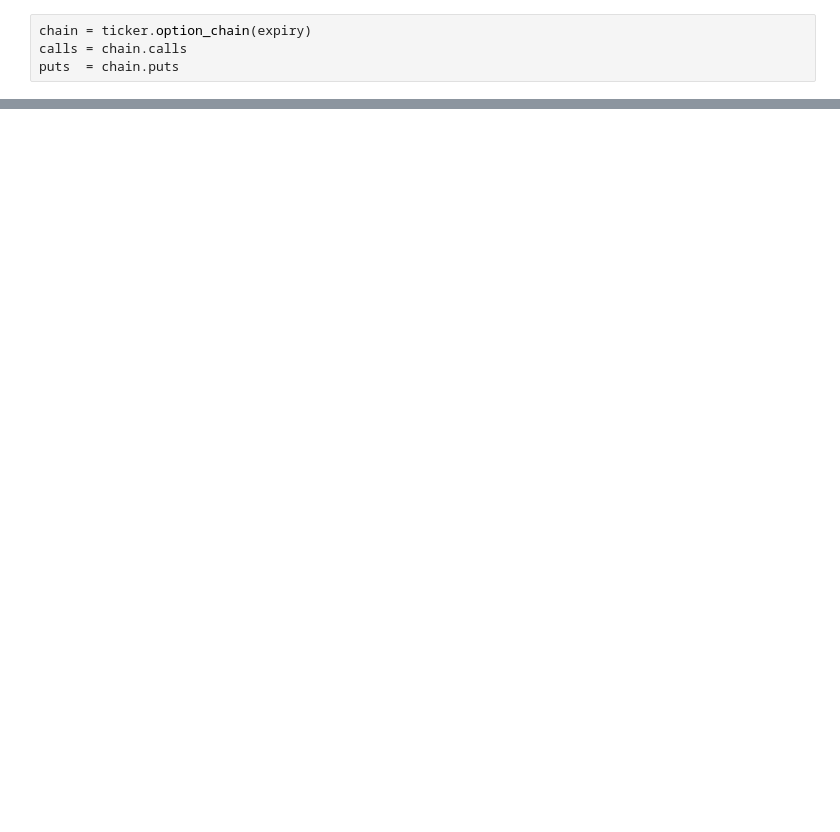
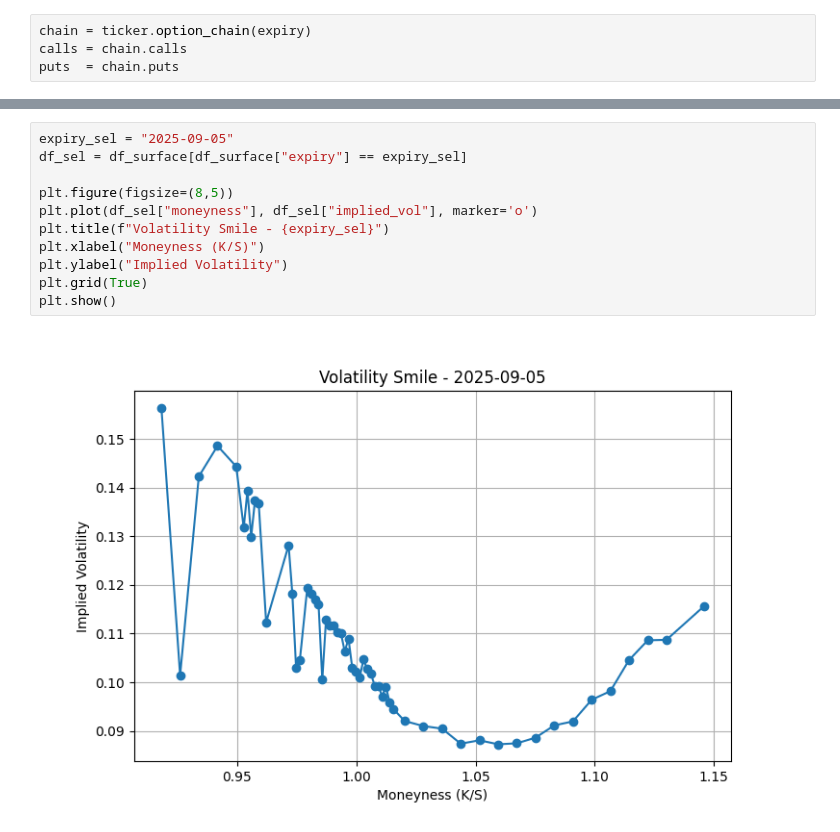
Before and after one commit to Olav-GG/Empirical-testing-of-the-rough-Bergomi-against-baseline-in-Hedging-effiency, a Jupyter notebook: Notebooks/BS test.ipynb, the cells around one changed output, grey strips where cells are left out. Drawn from its saved outputs; the diff is of its cells as text; blank space fills up the shorter version.

```diff
--- a/Notebooks/BS test.ipynb
+++ b/Notebooks/BS test.ipynb
@@ -82,0 +160,13 @@ ValueError: vmap in_axes must be an int, None, or a tuple of entries correspondi
+# %%
+expiry_sel = "2025-09-05"
+df_sel = df_surface[df_surface["expiry"] == expiry_sel]
+
+plt.figure(figsize=(8,5))
+plt.plot(df_sel["moneyness"], df_sel["implied_vol"], marker='o')
+plt.title(f"Volatility Smile - {expiry_sel}")
+plt.xlabel("Moneyness (K/S)")
+plt.ylabel("Implied Volatility")
+plt.grid(True)
+plt.show()
+# %% [output]
+[figure, added]
```
Also changed, not shown: parts of 16 cells of this notebook.
